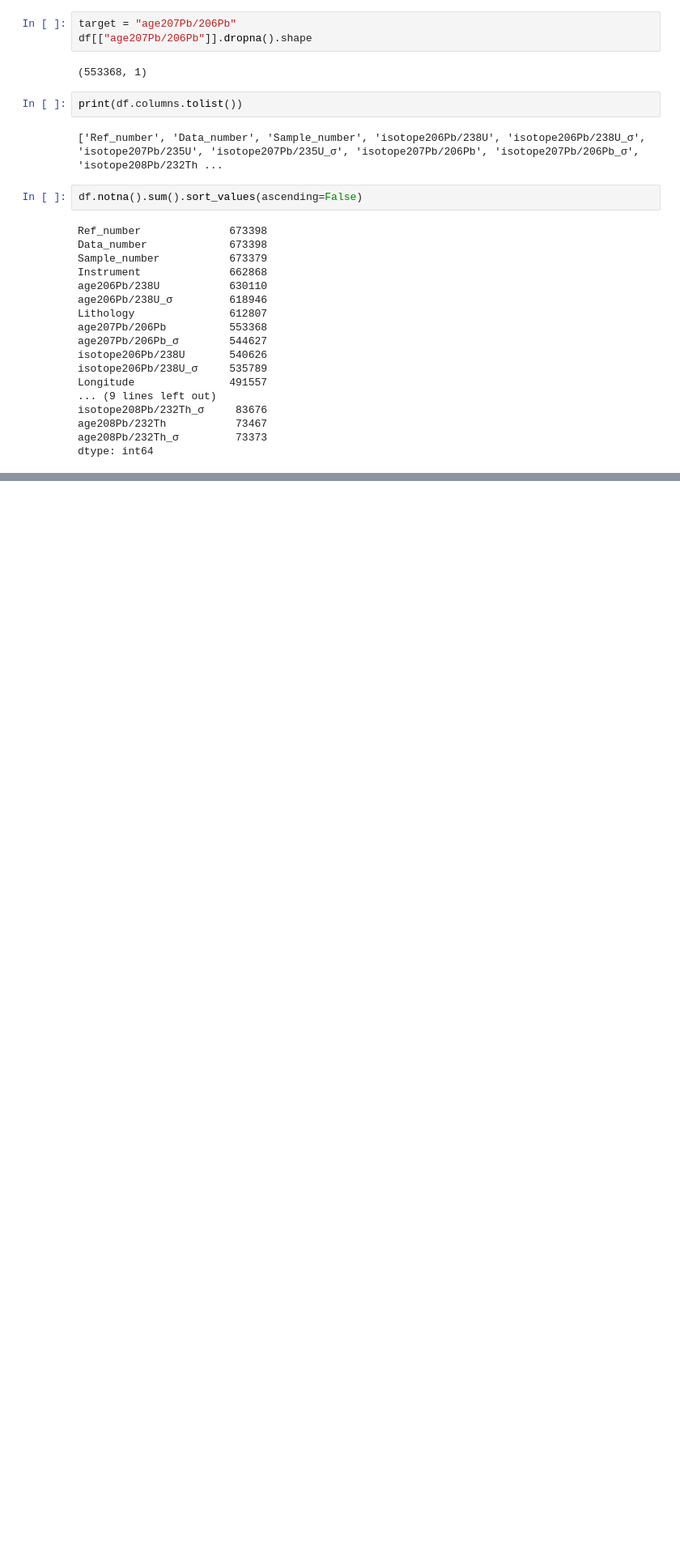
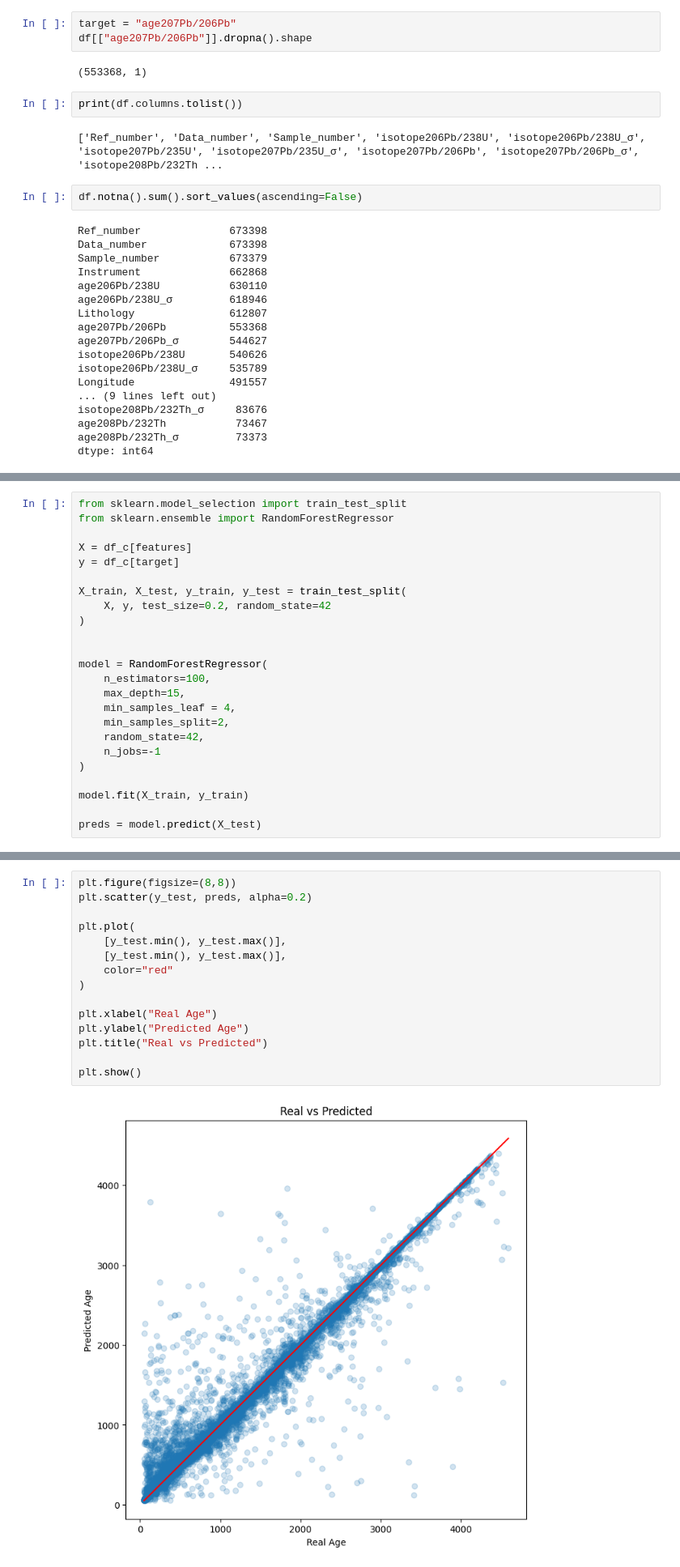
Before and after one commit to JCss156/zircon-age-prediction, a Jupyter notebook: geoclassification.ipynb, the cells around one changed output, grey strips where cells are left out. Shown at 81% size. Cells and saved outputs as stored; diff of their text form; blank space fills up the shorter version.

Commit message:
added graphs

```diff
--- a/geoclassification.ipynb
+++ b/geoclassification.ipynb
@@ -193,0 +230,24 @@ plt.show()
+# %%
+from sklearn.model_selection import train_test_split
+from sklearn.ensemble import RandomForestRegressor
+
+X = df_c[features]
+y = df_c[target]
+
+X_train, X_test, y_train, y_test = train_test_split(
+    X, y, test_size=0.2, random_state=42
+)
+
+
+model = RandomForestRegressor(
+    n_estimators=100,
+    max_depth=15,
+    min_samples_leaf = 4,
+    min_samples_split=2,
+    random_state=42,
+    n_jobs=-1
+)
+
+model.fit(X_train, y_train)
+
+preds = model.predict(X_test)
@@ -193,0 +265,17 @@ plt.show()
+# %%
+plt.figure(figsize=(8,8))
+plt.scatter(y_test, preds, alpha=0.2)
+
+plt.plot(
+    [y_test.min(), y_test.max()],
+    [y_test.min(), y_test.max()],
+    color="red"
+)
+
+plt.xlabel("Real Age")
+plt.ylabel("Predicted Age")
+plt.title("Real vs Predicted")
+
+plt.show()
+# %% [output]
+[figure, added]
```
Also changed, not shown: parts of 13 cells of this notebook, 3 other files.
